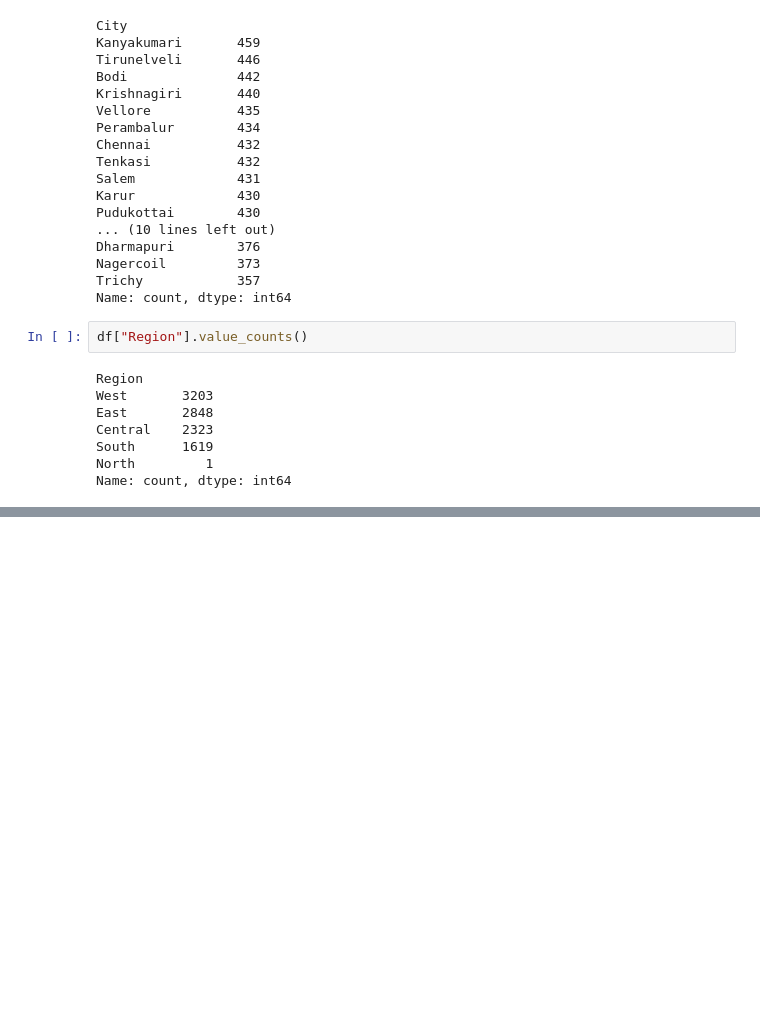
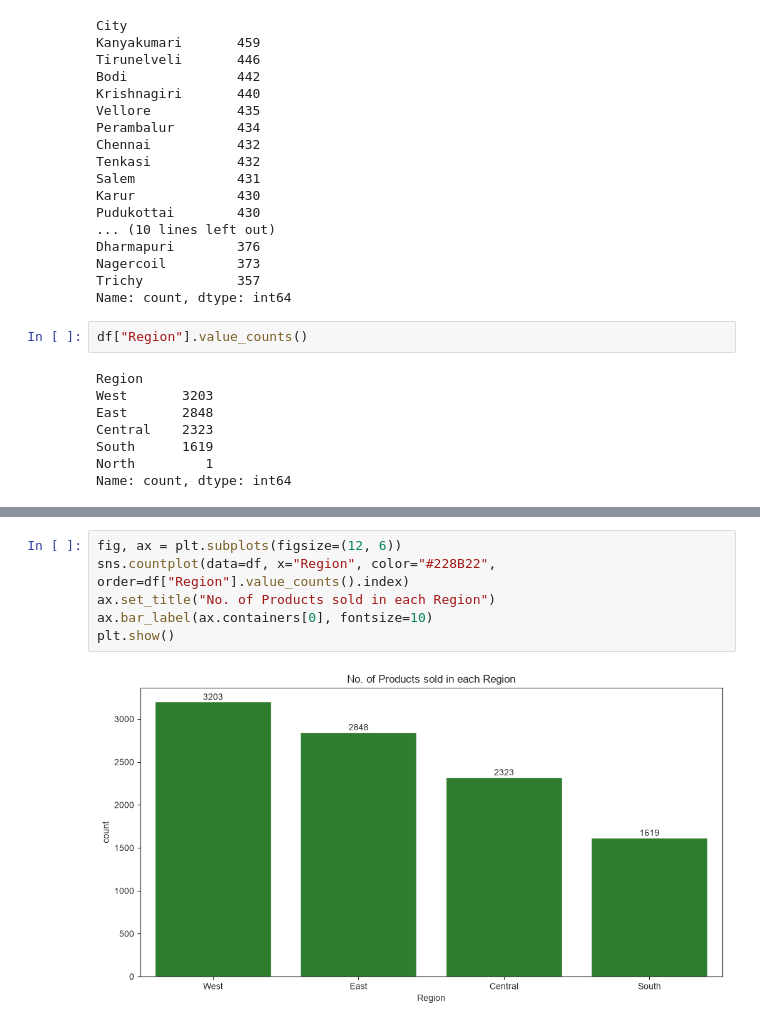
Before and after one commit to Crazy-shrabin/Supermarket-Sales-Analysis, a Jupyter notebook: Supermart_Grocery_Analysis.ipynb, the cells around one changed output, grey strips where cells are left out. Cells and saved outputs as stored; diff of their text form; blank space fills up the shorter version.

```diff
--- a/Supermart_Grocery_Analysis.ipynb
+++ b/Supermart_Grocery_Analysis.ipynb
@@ -237,0 +818,8 @@ Name: count, dtype: int64
+# %%
+fig, ax = plt.subplots(figsize=(12, 6))
+sns.countplot(data=df, x="Region", color="#228B22", order=df["Region"].value_counts().index)
+ax.set_title("No. of Products sold in each Region")
+ax.bar_label(ax.containers[0], fontsize=10)
+plt.show()
+# %% [output]
+[figure, added]
```
Also changed, not shown: parts of 49 cells of this notebook.
